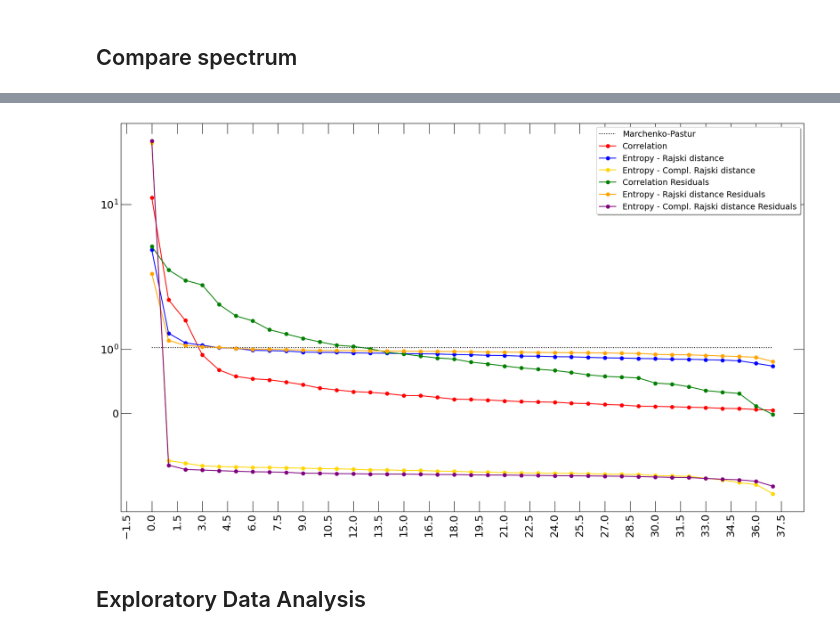
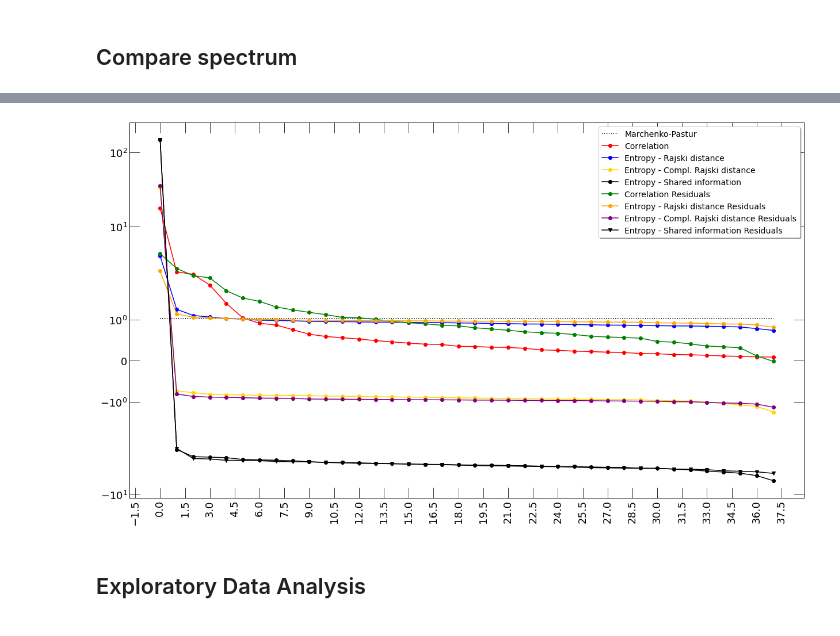
Before and after one commit to fsabrilb/Market_Efficiency, a Jupyter notebook: scripts/estimate_covariance_matrix_entropy.ipynb, the cells around one changed output, grey strips where cells are left out. Saved outputs shown, nothing was run; the diff lists cells and outputs as text; code cells hidden in the pictures.

```diff
--- a/scripts/estimate_covariance_matrix_entropy.ipynb
+++ b/scripts/estimate_covariance_matrix_entropy.ipynb
@@ -25,7 +23,7 @@ input_path_processed = "../input_files/processed_data"
 input_path_data_dictionary = "../input_files/data_dictionary"
 log_path = "../logs"
 output_path = "../output_files"
-input_generation_date = "2024-07-24"
+input_generation_date = "2024-08-31"
 stock_index_name = "gdaxi"
 # %%
 stock_index_list = {
@@ -297,33 +304,35 @@ df_7
 # %%
-import matplotlib.pyplot as plt # type: ignore
-import matplotlib.ticker as mtick # type: ignore
+import matplotlib.pyplot as plt  # type: ignore  # noqa: E402
+import matplotlib.ticker as mtick  # type: ignore  # noqa: E402
 
-fig,ax = plt.subplots()
-fig.set_size_inches(w = 21, h = 12)
+fig, ax = plt.subplots()
+fig.set_size_inches(w=21, h=12)
 
-df_8 = df_7#.tail(5)
+df_10 = df_9  # .tail(5)
 
-ax.plot(df_8["marchenko_pastur_upper_bound"], color = "black", marker = "", linestyle = "dotted", label = "Marchenko-Pastur")
-ax.plot(df_8["eigenvalues_correlation"], color = "red", marker = "o", label = "Correlation")
-ax.plot(df_8["eigenvalues_entropy"], color = "blue", marker = "o", label = "Entropy - Rajski distance")
-ax.plot(df_8["eigenvalues_entropy_modified"], color = "gold", marker = "o", label = "Entropy - Compl. Rajski distance")
-ax.plot(df_8["eigenvalues_correlation_res"], color = "green", marker = "o", label = "Correlation Residuals")
-ax.plot(df_8["eigenvalues_entropy_res"], color = "orange", marker = "o", label = "Entropy - Rajski distance Residuals")
-ax.plot(df_8["eigenvalues_entropy_modified_res"], color = "purple", marker = "o", label = "Entropy - Compl. Rajski distance Residuals")
+ax.plot(df_10["marchenko_pastur_upper_bound"], color="black", marker="", linestyle="dotted", label="Marchenko-Pastur")  # noqa: E501
+ax.plot(df_10["eigenvalues_correlation"], color="red", marker="o", label="Correlation")  # noqa: E501
+ax.plot(df_10["eigenvalues_entropy"], color="blue", marker="o", label="Entropy - Rajski distance")  # noqa: E501
+ax.plot(df_10["eigenvalues_entropy_modified"], color="gold", marker="o", label="Entropy - Compl. Rajski distance")  # noqa: E501
+ax.plot(df_10["eigenvalues_entropy_shared"], color="black", marker="o", label="Entropy - Shared information")  # noqa: E501
+ax.plot(df_10["eigenvalues_correlation_res"], color="green", marker="o", label="Correlation Residuals")  # noqa: E501
+ax.plot(df_10["eigenvalues_entropy_res"], color="orange", marker="o", label="Entropy - Rajski distance Residuals")  # noqa: E501
+ax.plot(df_10["eigenvalues_entropy_modified_res"], color="purple", marker="o", label="Entropy - Compl. Rajski distance Residuals")  # noqa: E501
+ax.plot(df_10["eigenvalues_entropy_shared_res"], color="black", marker="v", label="Entropy - Shared information Residuals")  # noqa: E501
 
-ax.tick_params(which = "major", direction = "in", top = True, right = True, labelsize = 18, length = 18)
-ax.tick_params(which = "minor", direction = "in", top = True, right = True, labelsize = 18, length = 10)
-ax.xaxis.set_major_locator(mtick.MaxNLocator(df_5.shape[0]))
+ax.tick_params(which="major", direction="in", top=True, right=True, labelsize=18, length=18)  # noqa: E501
+ax.tick_params(which="minor", direction="in", top=True, right=True, labelsize=18, length=10)  # noqa: E501
+ax.xaxis.set_major_locator(mtick.MaxNLocator(df_7.shape[0]))
 ax.yaxis.set_major_locator(mtick.MaxNLocator(40))
-ax.tick_params(axis = "x", labelrotation = 90)
-ax.legend(fancybox = True, shadow = True, ncol = 1, fontsize = 14)
+ax.tick_params(axis="x", labelrotation=90)
+ax.legend(fancybox=True, shadow=True, ncol=1, fontsize=14)
 
-#ax.set_xscale(value = "log")
-ax.set_yscale(value = "symlog")
+# ax.set_xscale(value="log")
+ax.set_yscale(value="symlog")
 
 plt.show()
 # %% [output]
-[figure, old version]
+[figure, new version]
 # %% [markdown]
 ## Exploratory Data Analysis
 # %%
```
Also changed, not shown: parts of 10 cells of this notebook, 18 other files.
